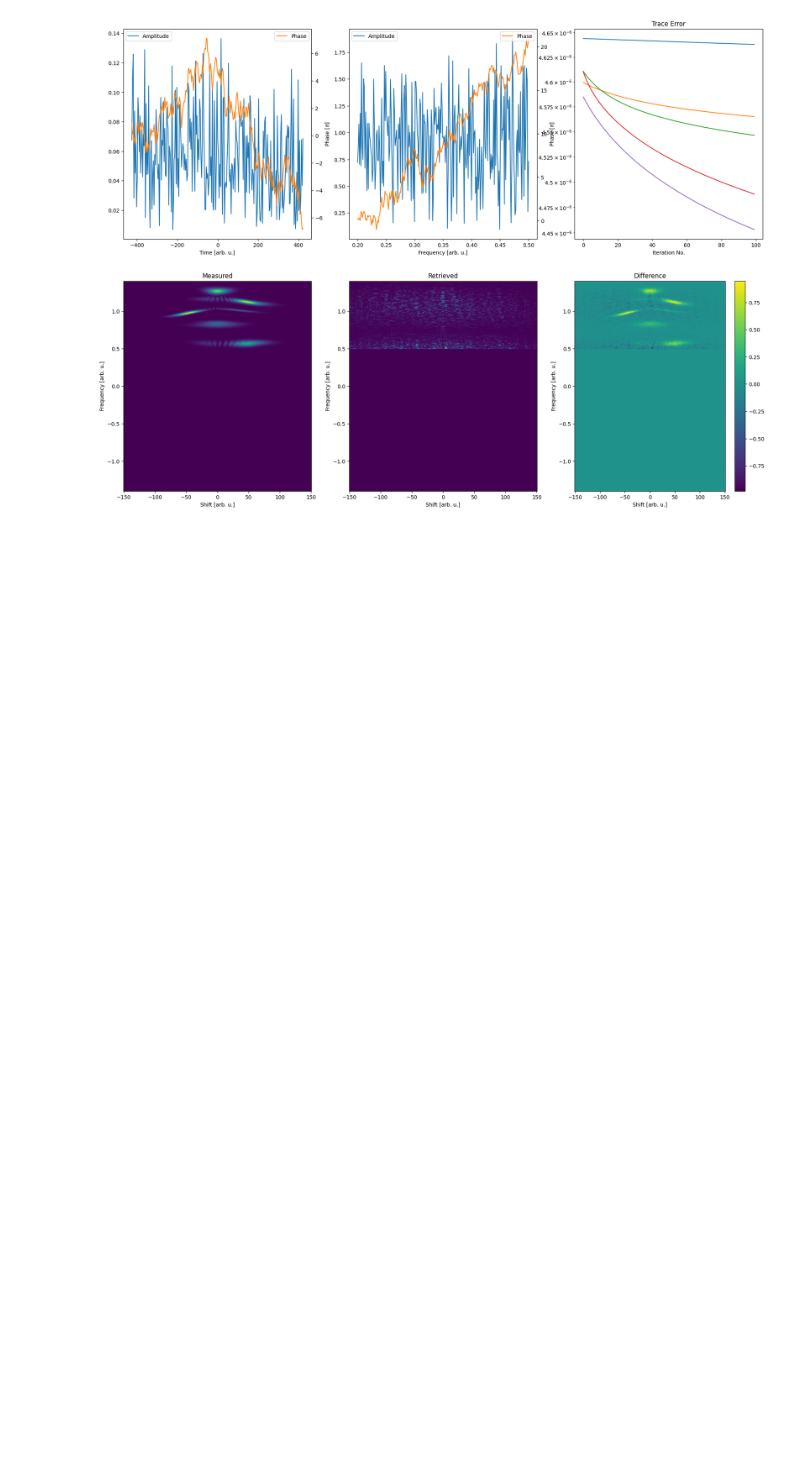
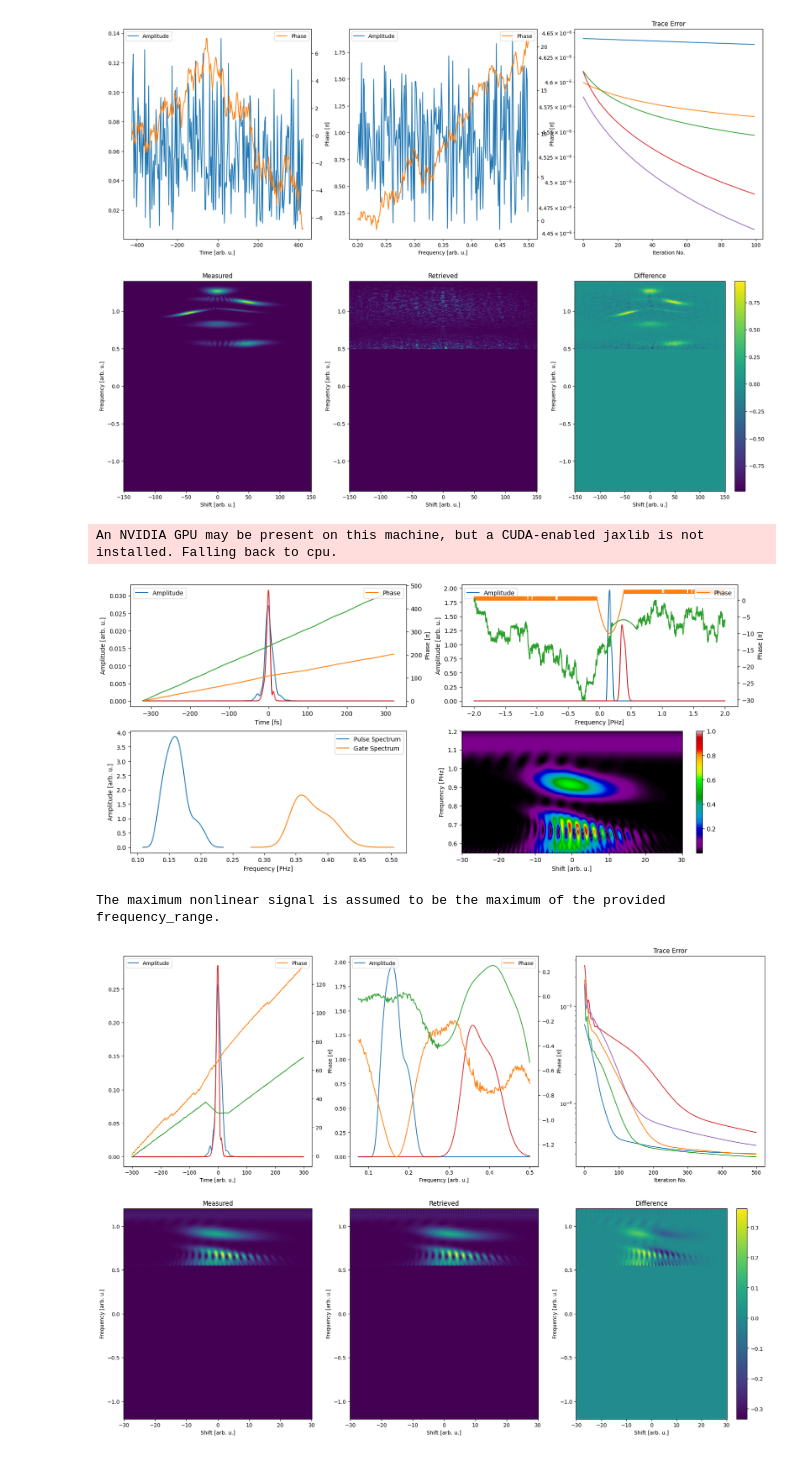
Before and after one commit to matillda123/Pulse-Retrieval-with-JAX, a Jupyter notebook: _usage_example.ipynb, the cells around one changed output. Cells and saved outputs as stored; diff of their text form; code cells hidden in the pictures; blank space fills up the shorter version.

```diff
--- a/_usage_example.ipynb
+++ b/_usage_example.ipynb
@@ -159,3 +73,67 @@ gp.plot_results(final_result)
 # %% [output]
 The maximum nonlinear signal is assumed to be the maximum of the provided frequency_range.
 [figure]
+# %%
+"""
+Under specific circumstances pulse-characterization can be sensitve to the CEP and RP of pulses.
+One of these methods is named TREX (https://spj.science.org/doi/10.34133/ultrafastscience.0081)
+
+Using the real_fields-module, such traces can be simulated and retrieved.
+
+"""
+
+from pulsedjax.simulate_trace import MakeTrace
+from pulsedjax.simulate_trace import GaussianAmplitude, PolynomialPhase
+import jax.numpy as jnp
+
+amp0 = GaussianAmplitude((1,1), (0.15,0.175), (0.05,0.075), (2,2))
+phase0 = PolynomialPhase(None, (0,0,20,0)) # setting central_frequency=None -> uses center-of-mass of spectrum
+
+amp1 = GaussianAmplitude((1,1), (0.35,0.4), (0.05,0.075))
+phase1 = PolynomialPhase(None, (0.25,0,-5,0))
+
+
+mp = MakeTrace(N=128*20, f_max=2)
+
+time, frequency, pulse_t, pulse_f = mp.generate_pulse((amp0, phase0))
+time_gate, frequency_gate, pulse_t_gate, pulse_f_gate = mp.generate_pulse((amp1, phase1))
+
+delay = jnp.linspace(-30, 30, 128*2)
+delay, frequency, trace, spectra = mp.generate_frog(time, frequency, pulse_t, pulse_f, "thg", delay,
+                                                    cross_correlation=True, interferometric=True, real_fields=True,
+                                                    gate=(frequency_gate, pulse_f_gate),
+
+                                                    # for real_fields one needs to manually zoom into a specfic f-range
+                                                    # this is because the fundamental and egative frequencies are present
+                                                    frequency_range=(0.55,1.2), f_range_fields=(0,1.2))
+
+
+
+
+from pulsedjax.real_fields import frog
+import optax
+import optimistix
+
+ad = frog.AutoDiff(delay, frequency, trace, "thg", cross_correlation="doubleblind", interferometric=True,
+
+                   # Same thing here, one needs to specify the f-range in which the pulse/gate are located
+                   f_range_pulse=(0.075, 0.5), f_range_fields=(0.55,1.2))
+
+
+# in doubleblind providing the spectra is needed to avoid ambiguities
+ad.use_measured_spectrum(spectra.pulse[0], spectra.pulse[1], pulse_or_gate="pulse")
+ad.use_measured_spectrum(spectra.gate[0], spectra.gate[1], pulse_or_gate="gate")
+
+# phase is approximated using 10 5th order B-Splines.
+population = ad.create_initial_population(5, phase_type="bsplines_5", no_funcs_phase=10)
+
+ad.solver = optax.adam(learning_rate=0.1)
+#ad.solver = optimistix.LBFGS(1, 1)
+
+final_result = ad.run(population, 500)
+ad.plot_results(final_result)
+# %% [output]
+An NVIDIA GPU may be present on this machine, but a CUDA-enabled jaxlib is not installed. Falling back to cpu.
+[figure, added]
+The maximum nonlinear signal is assumed to be the maximum of the provided frequency_range.
+[figure, added]
```
Also changed, not shown: parts of 5 cells of this notebook, 10 other files.
